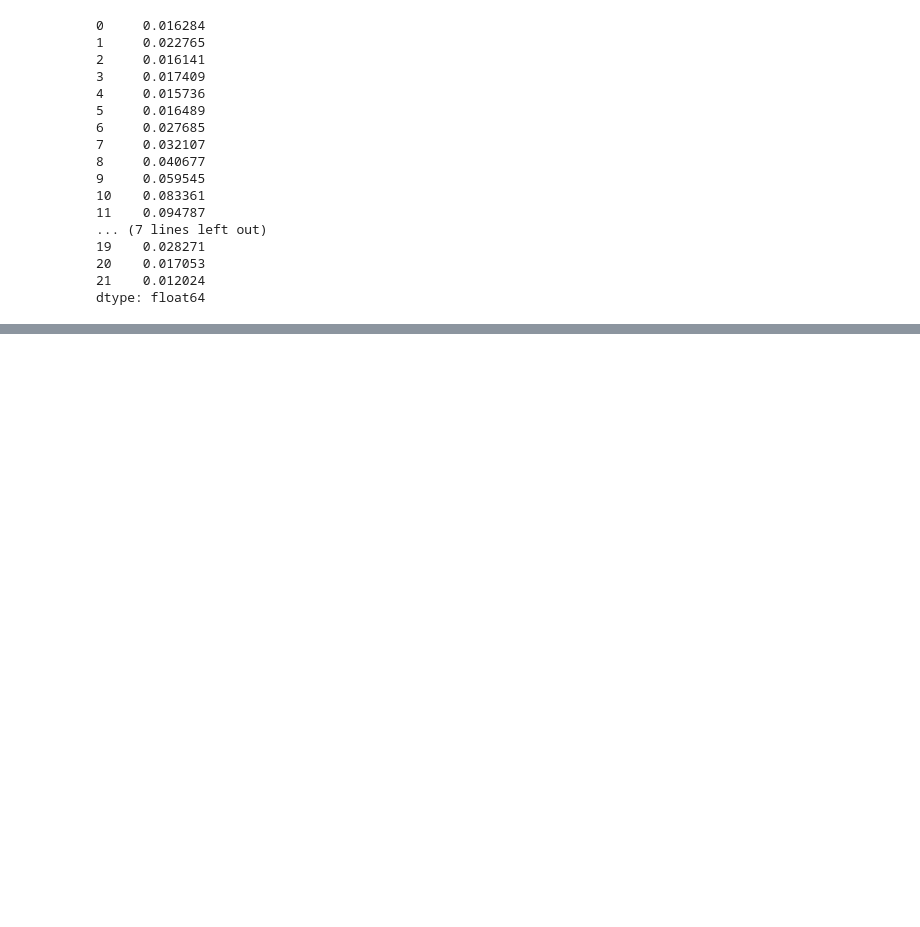
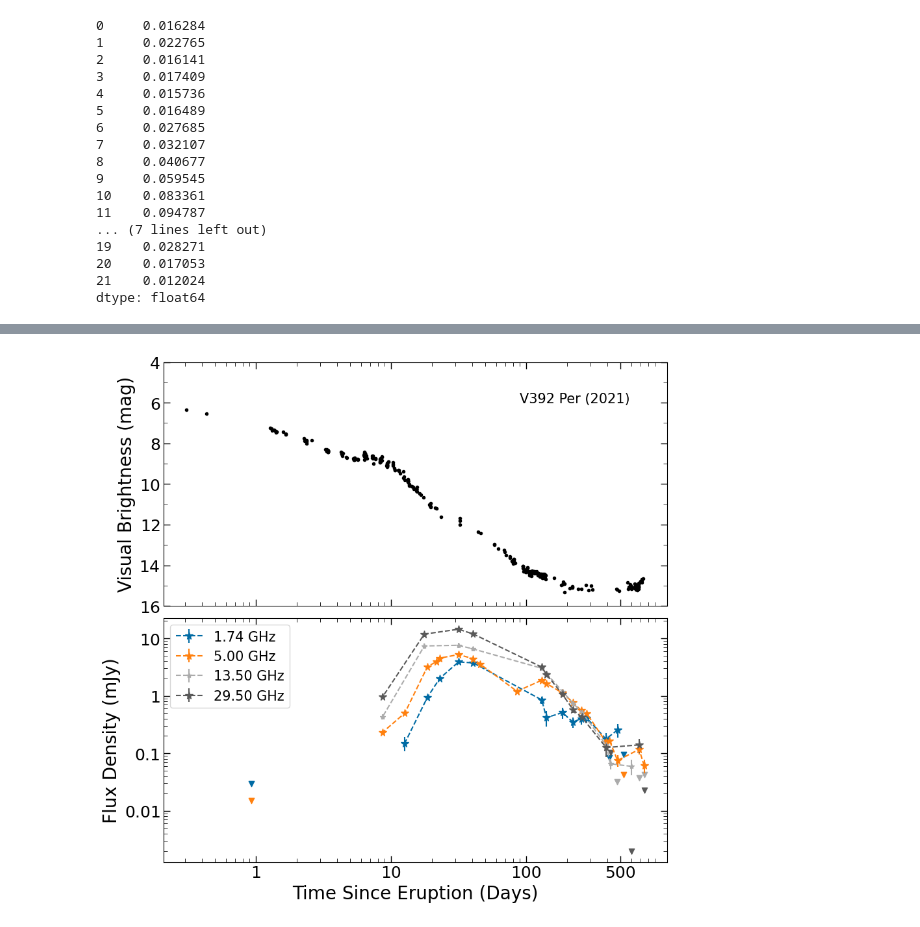
Before and after one commit to Wilhelm005/Research-Code, a Jupyter notebook: V392Per_work.ipynb, the cells around one changed output, grey strips where cells are left out. Cells and saved outputs as stored; diff of their text form; code cells hidden in the pictures; blank space fills up the shorter version.

```diff
--- a/V392Per_work.ipynb
+++ b/V392Per_work.ipynb
@@ -516,0 +618,67 @@ dtype: float64
+# %%
+plt.style.use('tableau-colorblind10')
+
+from matplotlib.ticker import AutoMinorLocator
+
+fig, axs = plt.subplots(2, 1, figsize=(10, 10), sharey=False, sharex = True)#, constrained_layout=True)
+
+
+#first the visual
+axs[0].scatter(opticaldays, vmag, marker = '.', color = 'black')
+axs[0].annotate('V392 Per (2021)',(90,6), fontsize=15)
+
+axs[0].set_xscale('log')
+#axs[0].set_yscale('log')
+
+axs[0].set_ylabel('Visual Brightness (mag)',fontsize =20)
+
+axs[0].set_yticks([4,6,8,10,12,14, 16], labels = [r'$4$',r'$6$',r'$8$',r'$10$', r'$12$', r'$14$', r'$16$'], fontsize = 18)
+axs[0].invert_yaxis()
+axs[0].tick_params(which='minor', length=4, direction = 'in', top=True, labeltop=False, left=True, labelleft=False, bottom=True, labelbottom=False, right = True,labelright = False)
+axs[0].yaxis.set_minor_locator(AutoMinorLocator(2))  # 2 minor intervals between major ticks
+axs[0].tick_params(which='major', length=7, direction = 'in', width =1, top=True, labeltop=False, bottom=True, labelbottom=False, right = True, labelright = False)
+
+
+#now the radio
+axs[1].set_ylabel('Flux Density (mJy)',fontsize=20)
+axs[1].set_xlabel('Time Since Eruption (Days)', fontsize=20)
+axs[1].set_xscale('log')
+axs[1].set_yscale('log')
+
+
+axs[1].errorbar(days1_74d, flux1_74d, yerr=flux_err1_74d, linestyle ='--', fmt = '*' , markersize = 8.5, label='1.74 GHz')
+
+axs[1].errorbar(days5d, flux5d, yerr=flux_err5d, linestyle ='--', fmt = '*', markersize = 8.5, label='5.00 GHz')
+
+axs[1].errorbar(days13_5d, flux13_5d, yerr=flux_err13_5d, linestyle ='--', fmt = '*' , label='13.50 GHz')
+
+axs[1].errorbar(days29_5d, flux29_5d, yerr=flux_err29_5d, linestyle ='--', fmt = '*' , markersize = 8.5, label='29.50 GHz')
+
+
+
+axs[1].scatter(days1_74nd, flux1_74nd , marker = 'v')
+
+axs[1].scatter(days5nd, flux5nd , marker = 'v')
+
+axs[1].scatter(days13_5nd, flux13_5nd , marker = 'v')
+
+axs[1].scatter(days29_5nd, flux29_5nd , marker = 'v')
+
+
+
+
+axs[1].legend(fontsize=15)
+
+axs[1].set_xticks([1, 10,100, 500], labels = ['1', '10','100', '500'], fontsize = 18)
+axs[1].set_yticks([0.01,0.1, 1, 10], labels = [r'$0.01$',r'$0.1$',r'$1$', r'$10$'], fontsize = 18)
+#axs[1].set_ylim(bottom=0.5, top=150)
+
+axs[1].tick_params(which='minor', length =4, direction = 'in', top=True, labeltop=False, bottom=True, labelbottom=False, right = True,labelright = False)
+axs[1].tick_params(which='major', length=7, direction = 'in', width =1, top=True, labeltop=False, bottom=True, labelbottom=True, right = True, labelright = False)
+
+
+fig.subplots_adjust(hspace=0.05)
+plt.savefig("V392_Optical_and_Radio_lightcurves.png")
+plt.show();
+# %% [output]
+[figure, added]
```
Also changed, not shown: parts of 6 cells of this notebook, 4 other files.
